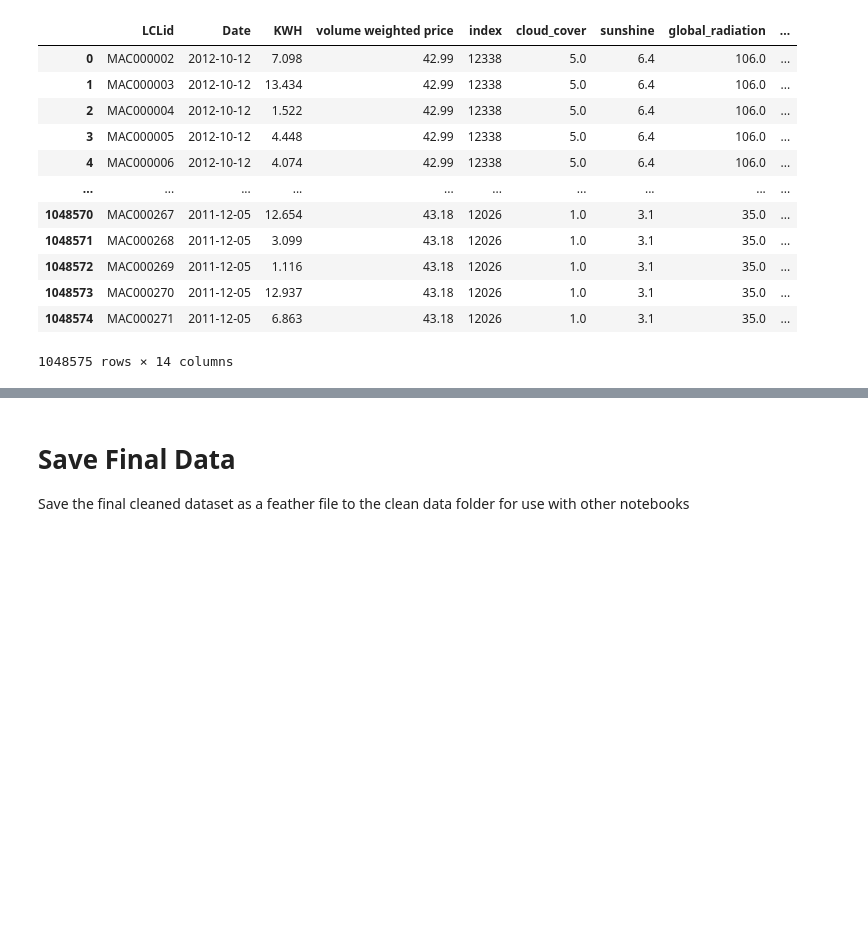
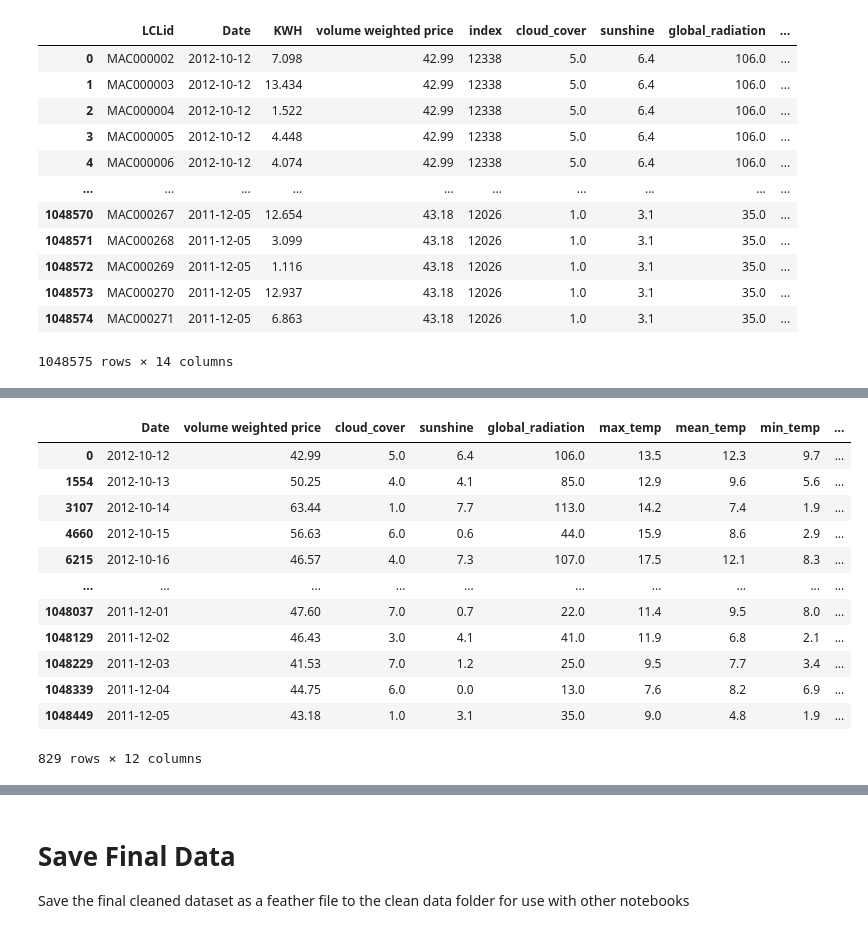
Before and after one commit to danny-ven/csc5610_london_energy, a Jupyter notebook: jupyter_notebooks/LondonData.ipynb, the cells around one changed output, grey strips where cells are left out. Drawn from its saved outputs; the diff is of its cells as text; code cells hidden in the pictures; blank space fills up the shorter version.

```diff
--- a/jupyter_notebooks/LondonData.ipynb
+++ b/jupyter_notebooks/LondonData.ipynb
@@ -493,0 +533,16 @@ Index(['LCLid', 'Date', 'KWH', 'volume weighted price', 'index', 'cloud_cover',
+# %%
+CleanedData_df
+# %% [output]
+|  | Date | volume weighted price | cloud_cover | sunshine | global_radiation | max_temp | mean_temp | min_temp | ... |
+| 0 | 2012-10-12 | 42.99 | 5.0 | 6.4 | 106.0 | 13.5 | 12.3 | 9.7 | ... |
+| 1554 | 2012-10-13 | 50.25 | 4.0 | 4.1 | 85.0 | 12.9 | 9.6 | 5.6 | ... |
+| 3107 | 2012-10-14 | 63.44 | 1.0 | 7.7 | 113.0 | 14.2 | 7.4 | 1.9 | ... |
+| 4660 | 2012-10-15 | 56.63 | 6.0 | 0.6 | 44.0 | 15.9 | 8.6 | 2.9 | ... |
+| 6215 | 2012-10-16 | 46.57 | 4.0 | 7.3 | 107.0 | 17.5 | 12.1 | 8.3 | ... |
+| ... | ... | ... | ... | ... | ... | ... | ... | ... | ... |
+| 1048037 | 2011-12-01 | 47.60 | 7.0 | 0.7 | 22.0 | 11.4 | 9.5 | 8.0 | ... |
+| 1048129 | 2011-12-02 | 46.43 | 3.0 | 4.1 | 41.0 | 11.9 | 6.8 | 2.1 | ... |
+| 1048229 | 2011-12-03 | 41.53 | 7.0 | 1.2 | 25.0 | 9.5 | 7.7 | 3.4 | ... |
+| 1048339 | 2011-12-04 | 44.75 | 6.0 | 0.0 | 13.0 | 7.6 | 8.2 | 6.9 | ... |
+| 1048449 | 2011-12-05 | 43.18 | 1.0 | 3.1 | 35.0 | 9.0 | 4.8 | 1.9 | ... |
+829 rows × 12 columns
```
Also changed, not shown: parts of 6 cells of this notebook, 12 other files.
